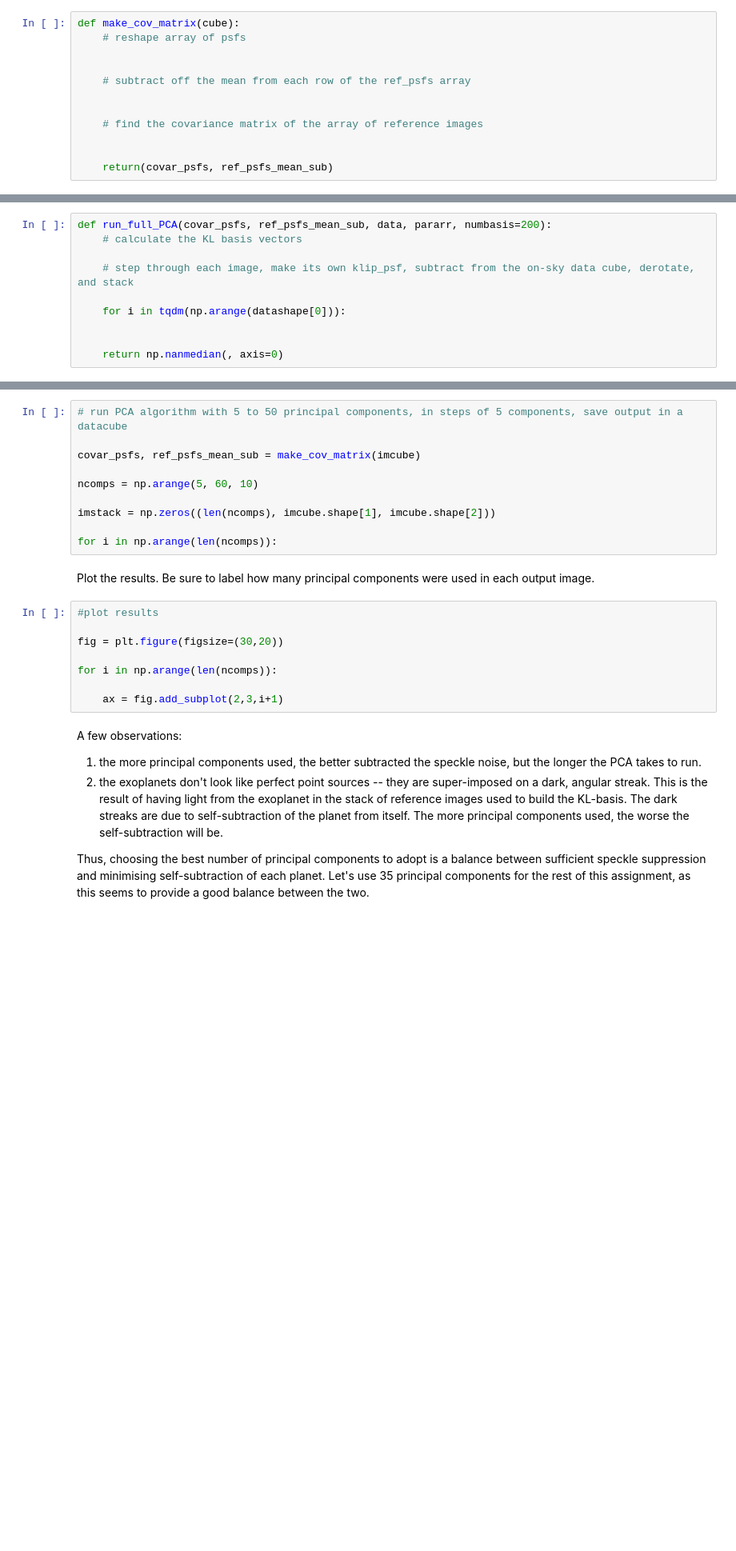
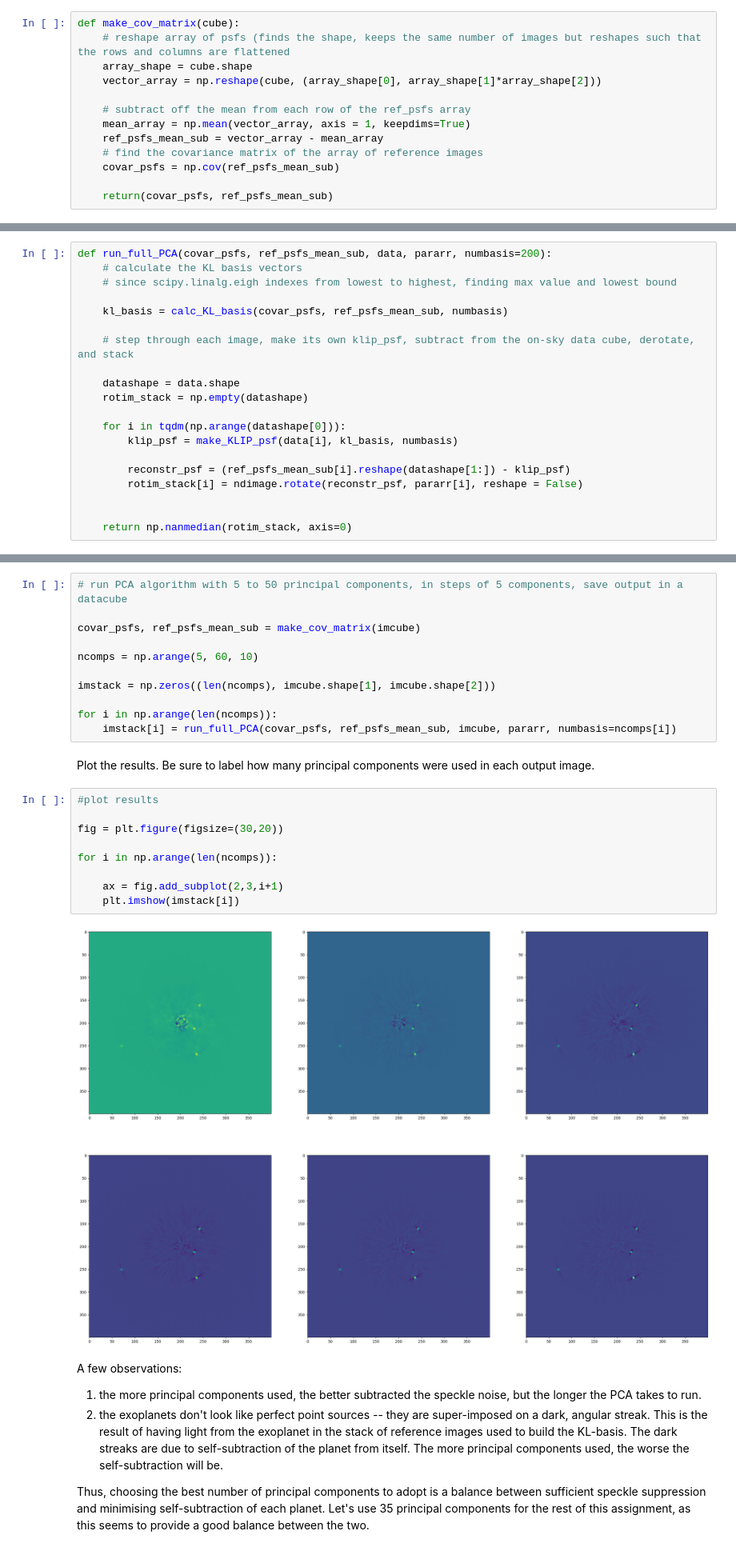
Before and after one commit to francesmcginley/SIA_checkpoint2, a Jupyter notebook: SIA_checkpoint3_separation_and_mass_of_exoplanets_d220224_v003_PROBLEM.ipynb, the cells around one changed output, grey strips where cells are left out. Shown at 80% size. Saved outputs shown, nothing was run; the diff lists cells and outputs as text; blank space fills up the shorter version.

```diff
--- a/SIA_checkpoint3_separation_and_mass_of_exoplanets_d220224_v003_PROBLEM.ipynb
+++ b/SIA_checkpoint3_separation_and_mass_of_exoplanets_d220224_v003_PROBLEM.ipynb
@@ -98,14 +100,15 @@ Let's start by running the PCA algorithm on the data with a varying number of pr
 Since we will likely run this a few times, let's write some convenience functions to make things easier.  First, let's write a function to take an input data cube and make the corresponding covariance matrix and set of reference psfs.
 # %%
 def make_cov_matrix(cube):
-    # reshape array of psfs
-
+    # reshape array of psfs (finds the shape, keeps the same number of images but reshapes such that the rows and columns are flattened
+    array_shape = cube.shape
+    vector_array = np.reshape(cube, (array_shape[0], array_shape[1]*array_shape[2]))
 
     # subtract off the mean from each row of the ref_psfs array
-
-
+    mean_array = np.mean(vector_array, axis = 1, keepdims=True)
+    ref_psfs_mean_sub = vector_array - mean_array
     # find the covariance matrix of the array of reference images
-
+    covar_psfs = np.cov(ref_psfs_mean_sub)
 
     return(covar_psfs, ref_psfs_mean_sub)
 # %% [markdown]
@@ -113,13 +116,23 @@ Starting with the covariance matrix, reference psfs, image cube, and parallactic
 # %%
 def run_full_PCA(covar_psfs, ref_psfs_mean_sub, data, pararr, numbasis=200):
     # calculate the KL basis vectors
+    # since scipy.linalg.eigh indexes from lowest to highest, finding max value and lowest bound
+
+    kl_basis = calc_KL_basis(covar_psfs, ref_psfs_mean_sub, numbasis)
 
     # step through each image, make its own klip_psf, subtract from the on-sky data cube, derotate, and stack
 
+    datashape = data.shape
+    rotim_stack = np.empty(datashape)
+
     for i in tqdm(np.arange(datashape[0])):
+        klip_psf = make_KLIP_psf(data[i], kl_basis, numbasis)
+
+        reconstr_psf = (ref_psfs_mean_sub[i].reshape(datashape[1:]) - klip_psf)
+        rotim_stack[i] = ndimage.rotate(reconstr_psf, pararr[i], reshape = False)
 
 
-    return np.nanmedian(, axis=0)
+    return np.nanmedian(rotim_stack, axis=0)
 # %% [markdown]
 Now run the PCA algorithm on the data cube with 5 to 55 principal components, in steps of 10 components.  Save the output to a data cube.
 # %%
@@ -132,16 +145,20 @@ ncomps = np.arange(5, 60, 10)
 imstack = np.zeros((len(ncomps), imcube.shape[1], imcube.shape[2]))
 
 for i in np.arange(len(ncomps)):
+    imstack[i] = run_full_PCA(covar_psfs, ref_psfs_mean_sub, imcube, pararr, numbasis=ncomps[i])
 # %% [markdown]
 Plot the results.  Be sure to label how many principal components were used in each output image.
 # %%
 #plot results
 
 fig = plt.figure(figsize=(30,20))
 
 for i in np.arange(len(ncomps)):
 
     ax = fig.add_subplot(2,3,i+1)
+    plt.imshow(imstack[i])
+# %% [output]
+[figure, added]
 # %% [markdown]
 A few observations:
 1) the more principal components used, the better subtracted the speckle noise, but the longer the PCA takes to run.
```
Also changed, not shown: parts of 2 cells of this notebook.
